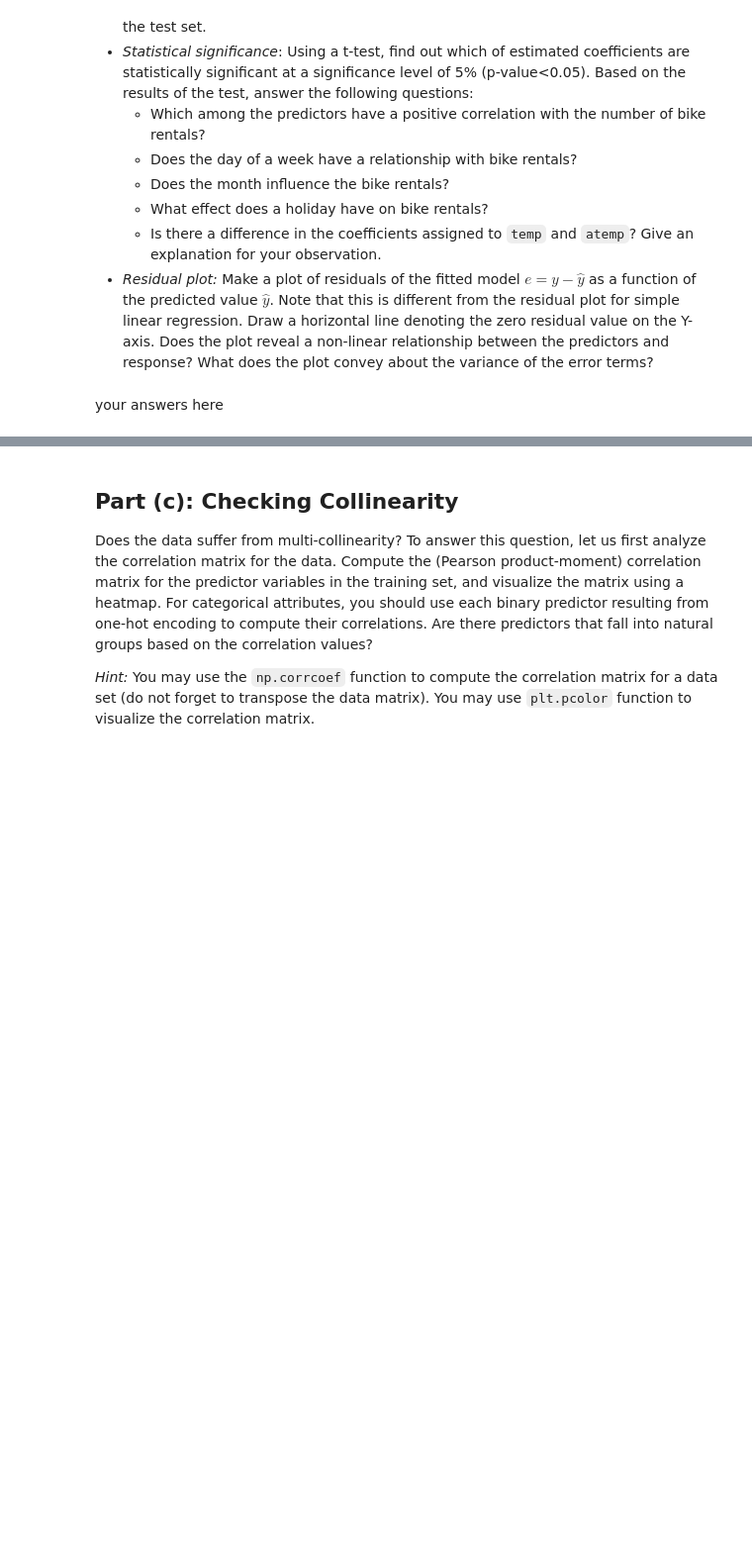
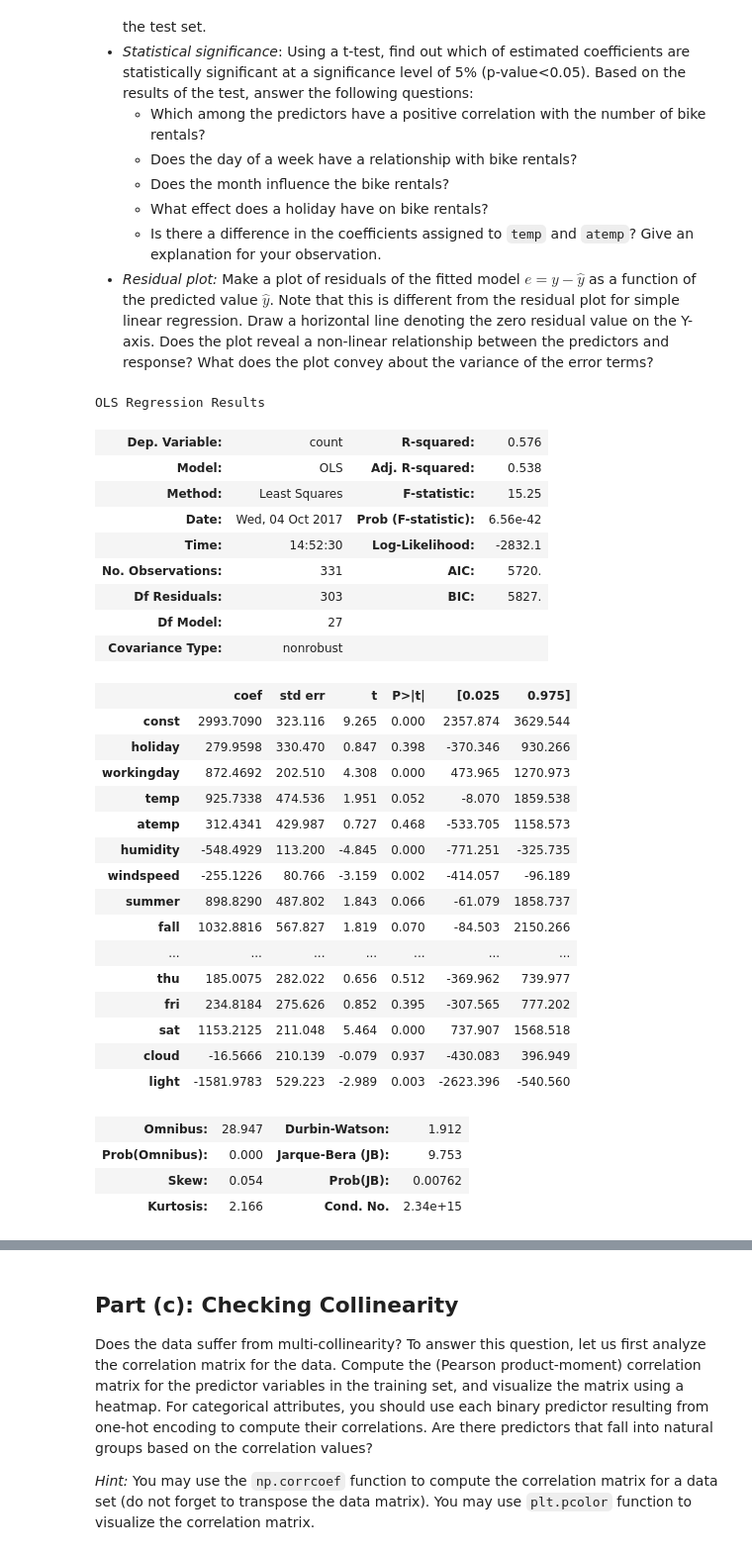
Before and after one commit to nondracek/CS109_GroupWork, a Jupyter notebook: 3/cs109a_hw3.ipynb, the cells around one changed output, grey strips where cells are left out. Shown: that part at 99% size. Saved outputs shown, nothing was run; the diff lists cells and outputs as text; code cells hidden in the pictures; blank space fills up the shorter version.

```diff
--- a/3/cs109a_hw3.ipynb
+++ b/3/cs109a_hw3.ipynb
@@ -165,2 +246,42 @@ We are now ready to fit a linear regression model and analyze its coefficients a
-# %% [markdown]
-your answers here
+# %%
+X = 0
+y = train['count']
+x = list(train.columns)
+x.remove('count')
+X = train[x]
+X = sm.add_constant(X)
+X_test = test[x]
+X_test = sm.add_constant(X_test)
+model = sm.OLS(y, X).fit()
+model.summary()
+# %% [output]
+OLS Regression Results
+| Dep. Variable: | count | R-squared: | 0.576 |
+| Model: | OLS | Adj. R-squared: | 0.538 |
+| Method: | Least Squares | F-statistic: | 15.25 |
+| Date: | Wed, 04 Oct 2017 | Prob (F-statistic): | 6.56e-42 |
+| Time: | 14:52:30 | Log-Likelihood: | -2832.1 |
+| No. Observations: | 331 | AIC: | 5720. |
+| Df Residuals: | 303 | BIC: | 5827. |
+| Df Model: | 27 |  |  |
+| Covariance Type: | nonrobust |  |  |
+|  | coef | std err | t | P>|t| | [0.025 | 0.975] |
+| const | 2993.7090 | 323.116 | 9.265 | 0.000 | 2357.874 | 3629.544 |
+| holiday | 279.9598 | 330.470 | 0.847 | 0.398 | -370.346 | 930.266 |
+| workingday | 872.4692 | 202.510 | 4.308 | 0.000 | 473.965 | 1270.973 |
+| temp | 925.7338 | 474.536 | 1.951 | 0.052 | -8.070 | 1859.538 |
+| atemp | 312.4341 | 429.987 | 0.727 | 0.468 | -533.705 | 1158.573 |
+| humidity | -548.4929 | 113.200 | -4.845 | 0.000 | -771.251 | -325.735 |
+| windspeed | -255.1226 | 80.766 | -3.159 | 0.002 | -414.057 | -96.189 |
+| summer | 898.8290 | 487.802 | 1.843 | 0.066 | -61.079 | 1858.737 |
+| fall | 1032.8816 | 567.827 | 1.819 | 0.070 | -84.503 | 2150.266 |
+| ... | ... | ... | ... | ... | ... | ... |
+| thu | 185.0075 | 282.022 | 0.656 | 0.512 | -369.962 | 739.977 |
+| fri | 234.8184 | 275.626 | 0.852 | 0.395 | -307.565 | 777.202 |
+| sat | 1153.2125 | 211.048 | 5.464 | 0.000 | 737.907 | 1568.518 |
+| cloud | -16.5666 | 210.139 | -0.079 | 0.937 | -430.083 | 396.949 |
+| light | -1581.9783 | 529.223 | -2.989 | 0.003 | -2623.396 | -540.560 |
+| Omnibus: | 28.947 | Durbin-Watson: | 1.912 |
+| Prob(Omnibus): | 0.000 | Jarque-Bera (JB): | 9.753 |
+| Skew: | 0.054 | Prob(JB): | 0.00762 |
+| Kurtosis: | 2.166 | Cond. No. | 2.34e+15 |
```
Also changed, not shown: parts of 16 cells of this notebook.
